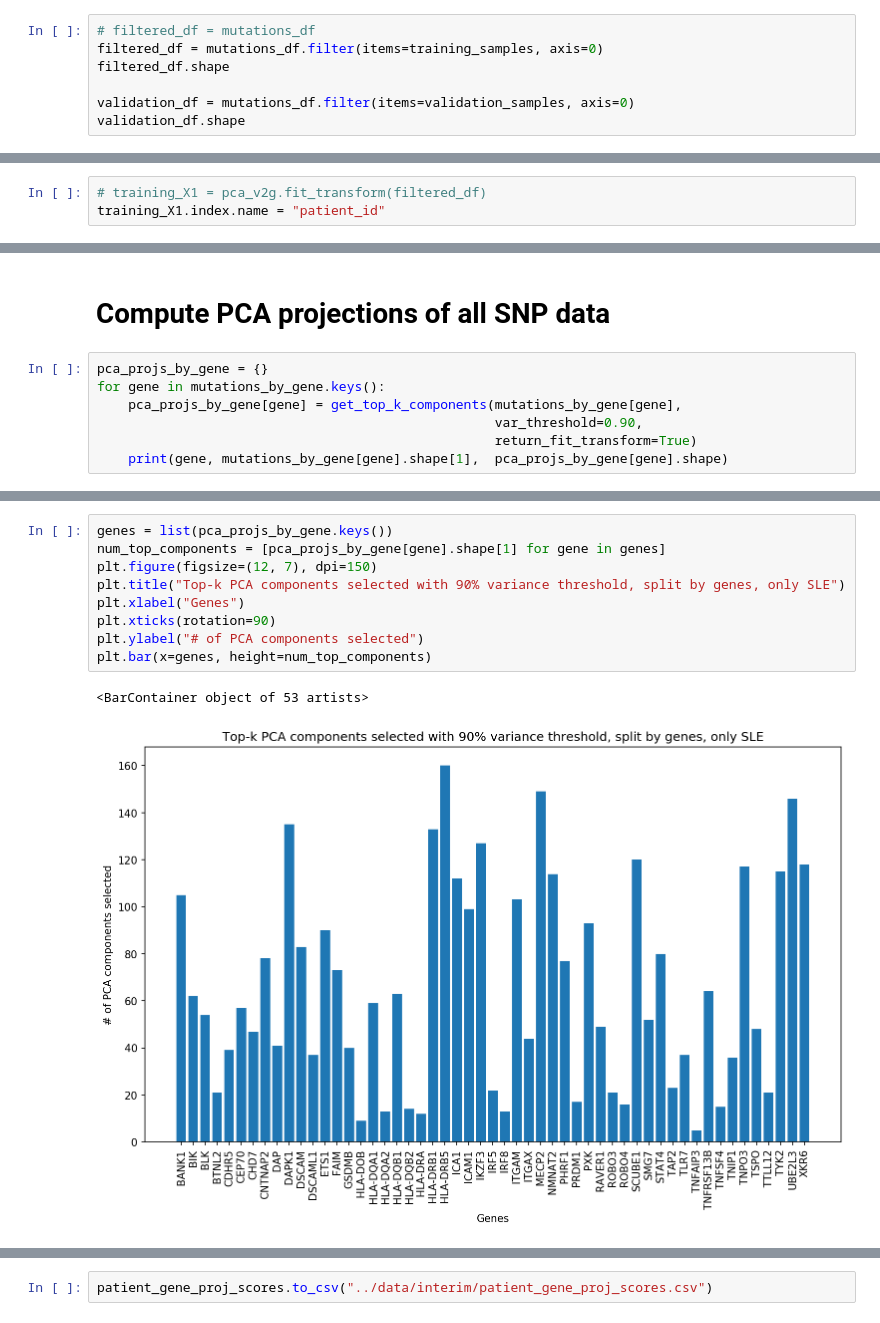
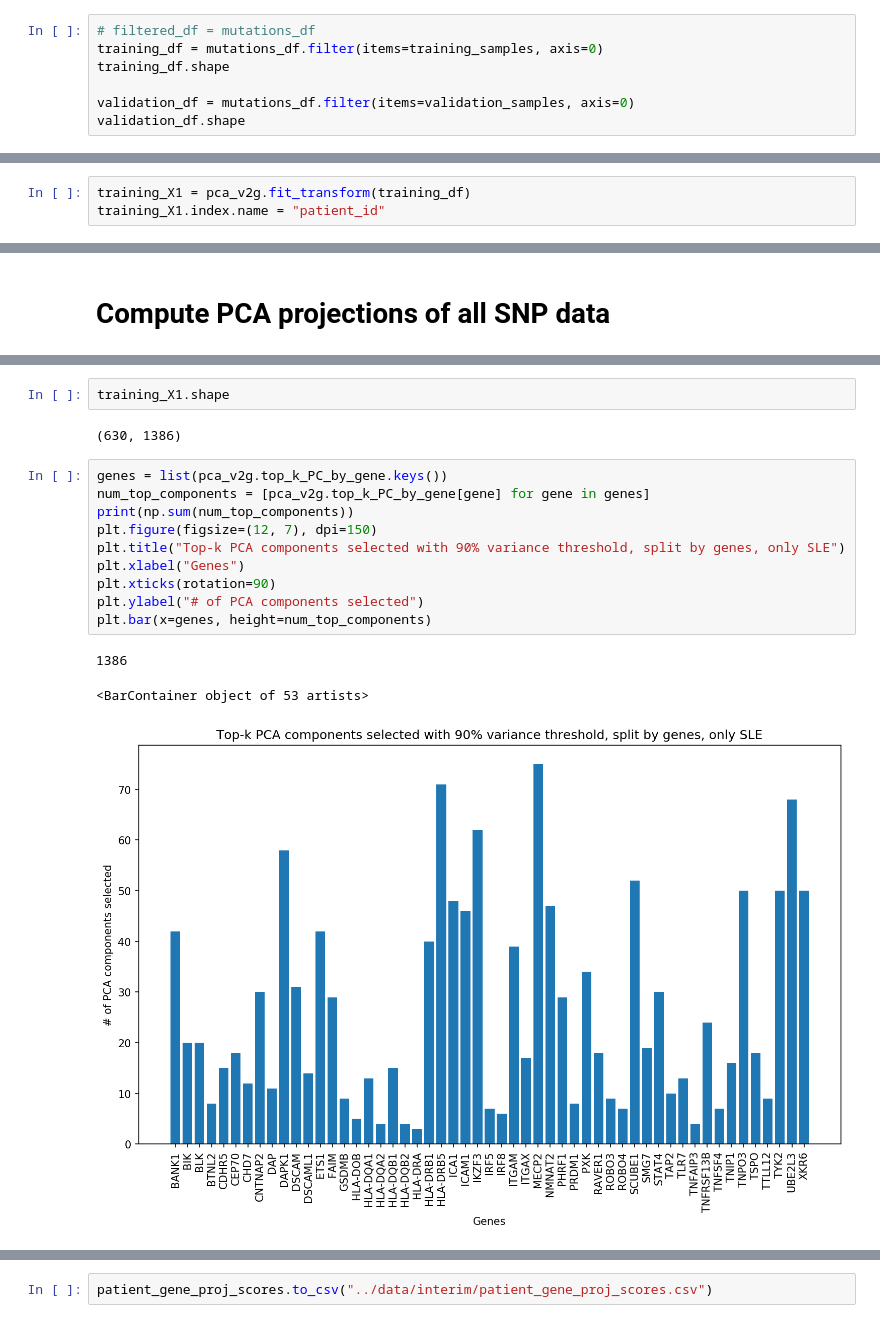
Before and after one commit to NCBI-Codeathons/SLEuth, a Jupyter notebook: variants_PCA_feature_selection.ipynb, the cells around one changed output, grey strips where cells are left out. Saved outputs shown, nothing was run; the diff lists cells and outputs as text.

Commit message:
added PCA feature selction transformer model

```diff
--- a/variants_PCA_feature_selection.ipynb
+++ b/variants_PCA_feature_selection.ipynb
@@ -74,8 +74,8 @@ training_samples.shape
 # Filtered data
 # %%
 # filtered_df = mutations_df
-filtered_df = mutations_df.filter(items=training_samples, axis=0)
-filtered_df.shape
+training_df = mutations_df.filter(items=training_samples, axis=0)
+training_df.shape
 
 validation_df = mutations_df.filter(items=validation_samples, axis=0)
 validation_df.shape
@@ -89,6 +89,6 @@ from src.features.PCA_feature_selection import PCA_Variants2Gene_FeatureSelectio
 pca_v2g = PCA_Variants2Gene_FeatureSelection(variants_genes_path="data/interim/variants_top56_genes.csv",
                  variance_threshold=0.80)
 # %%
-# training_X1 = pca_v2g.fit_transform(filtered_df)
+training_X1 = pca_v2g.fit_transform(training_df)
 training_X1.index.name = "patient_id"
 # %%
@@ -180,9 +152,2 @@ plt.scatter(x=range(pca.components_.shape[1]), y=gene_coefs_sum)
 # %% [markdown]
 # Compute PCA projections of all SNP data
-# %%
-pca_projs_by_gene = {}
-for gene in mutations_by_gene.keys():
-    pca_projs_by_gene[gene] = get_top_k_components(mutations_by_gene[gene],
-                                                   var_threshold=0.90,
-                                                   return_fit_transform=True)
-    print(gene, mutations_by_gene[gene].shape[1],  pca_projs_by_gene[gene].shape)
@@ -207,12 +167,18 @@ XKR6 10256 (634, 118)
+# %%
+training_X1.shape
+# %% [output]
+(630, 1386)
 # %%
-genes = list(pca_projs_by_gene.keys())
-num_top_components = [pca_projs_by_gene[gene].shape[1] for gene in genes]
+genes = list(pca_v2g.top_k_PC_by_gene.keys())
+num_top_components = [pca_v2g.top_k_PC_by_gene[gene] for gene in genes]
+print(np.sum(num_top_components))
 plt.figure(figsize=(12, 7), dpi=150)
 plt.title("Top-k PCA components selected with 90% variance threshold, split by genes, only SLE")
 plt.xlabel("Genes")
 plt.xticks(rotation=90)
 plt.ylabel("# of PCA components selected")
 plt.bar(x=genes, height=num_top_components)
 # %% [output]
-<BarContainer object of 53 artists>
+1386
+<BarContainer object of 53 artists>
-[figure, old version]
+[figure, new version]
```
Also changed, not shown: parts of 17 cells of this notebook, 16 other files.
